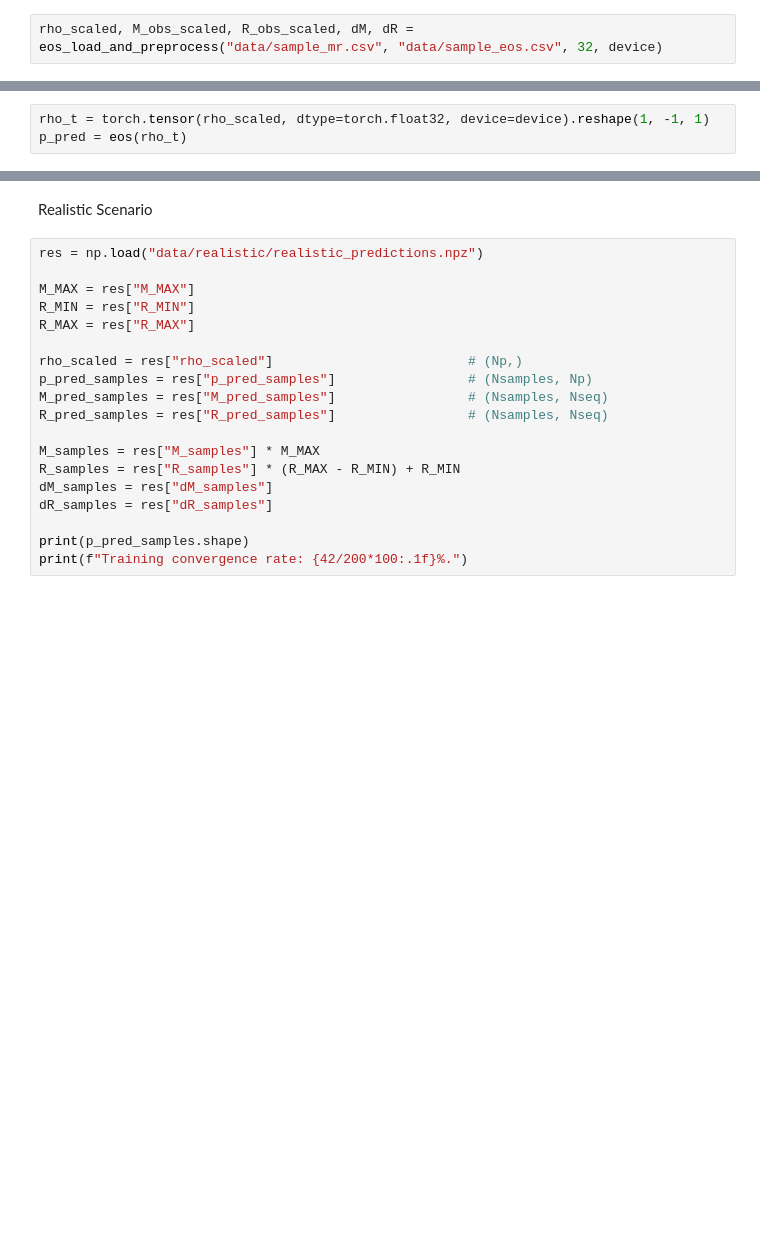
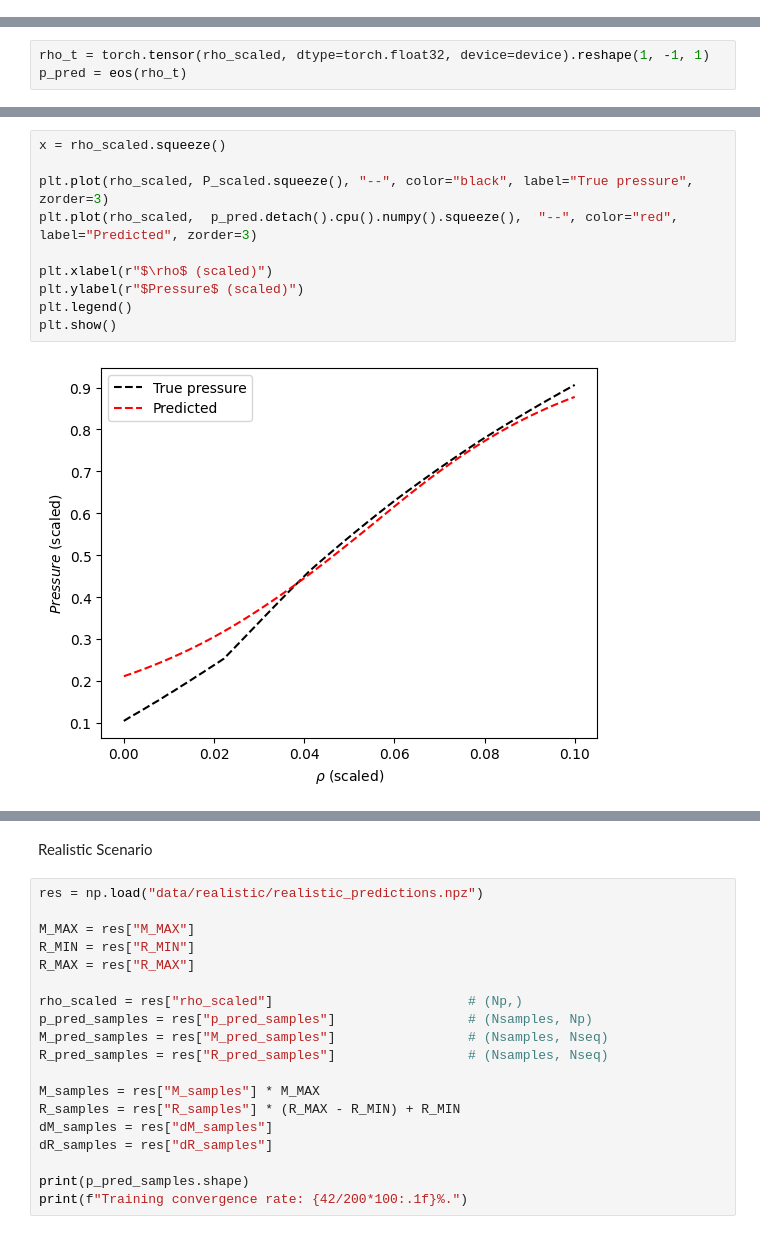
Before and after one commit to lesanson/NN-Reconstruction, a Jupyter notebook: EOS_Solver.ipynb, the cells around one changed output, grey strips where cells are left out. Saved outputs shown, nothing was run; the diff lists cells and outputs as text; blank space fills up the shorter version.

```diff
--- a/EOS_Solver.ipynb
+++ b/EOS_Solver.ipynb
@@ -85,5 +102,3 @@ EoSNetwork(
     )
   )
 )
-# %%
-rho_scaled, M_obs_scaled, R_obs_scaled, dM, dR = eos_load_and_preprocess("data/sample_mr.csv", "data/sample_eos.csv", 32, device)
@@ -183,0 +108,12 @@ plt.show()
+# %%
+x = rho_scaled.squeeze()
+
+plt.plot(rho_scaled, P_scaled.squeeze(), "--", color="black", label="True pressure", zorder=3)
+plt.plot(rho_scaled,  p_pred.detach().cpu().numpy().squeeze(),  "--", color="red", label="Predicted", zorder=3)
+
+plt.xlabel(r"$\rho$ (scaled)")
+plt.ylabel(r"$Pressure$ (scaled)")
+plt.legend()
+plt.show()
+# %% [output]
+[figure, added]
```
Also changed, not shown: parts of 18 cells of this notebook, 11 other files.
